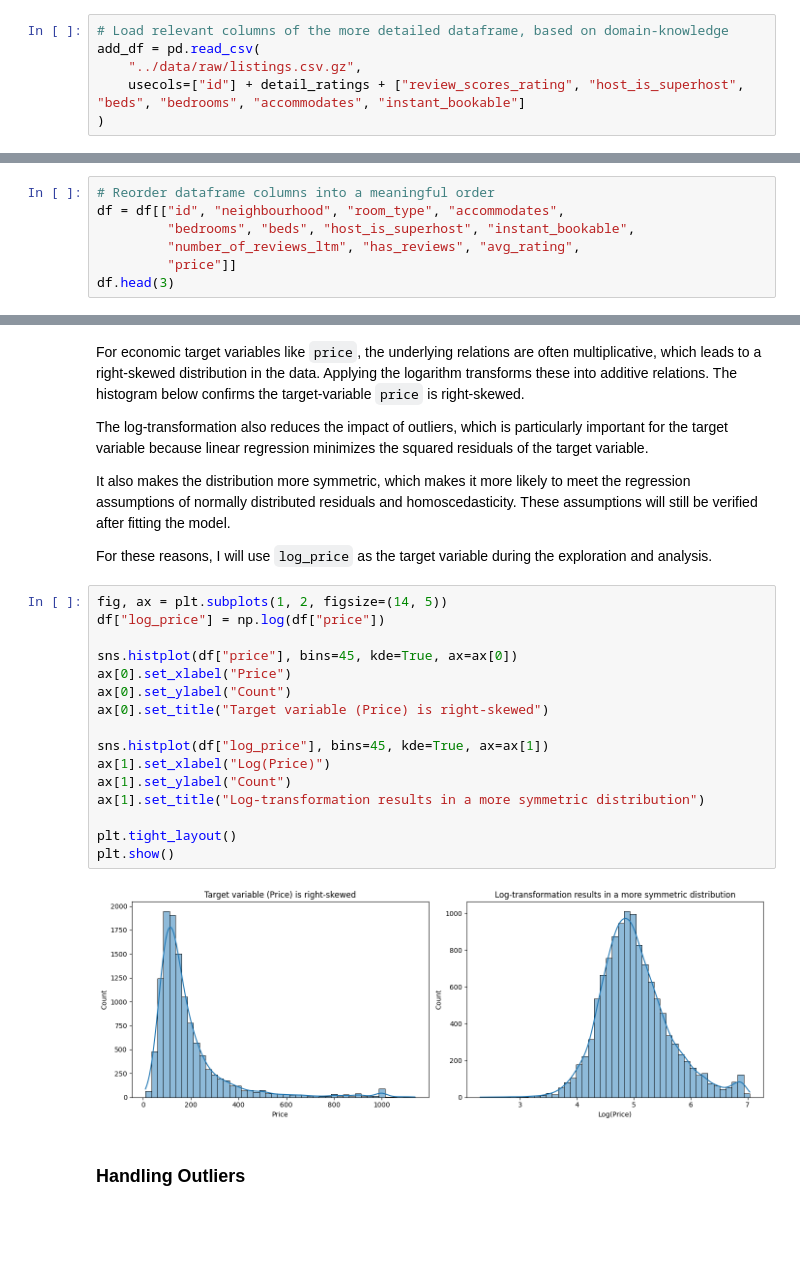
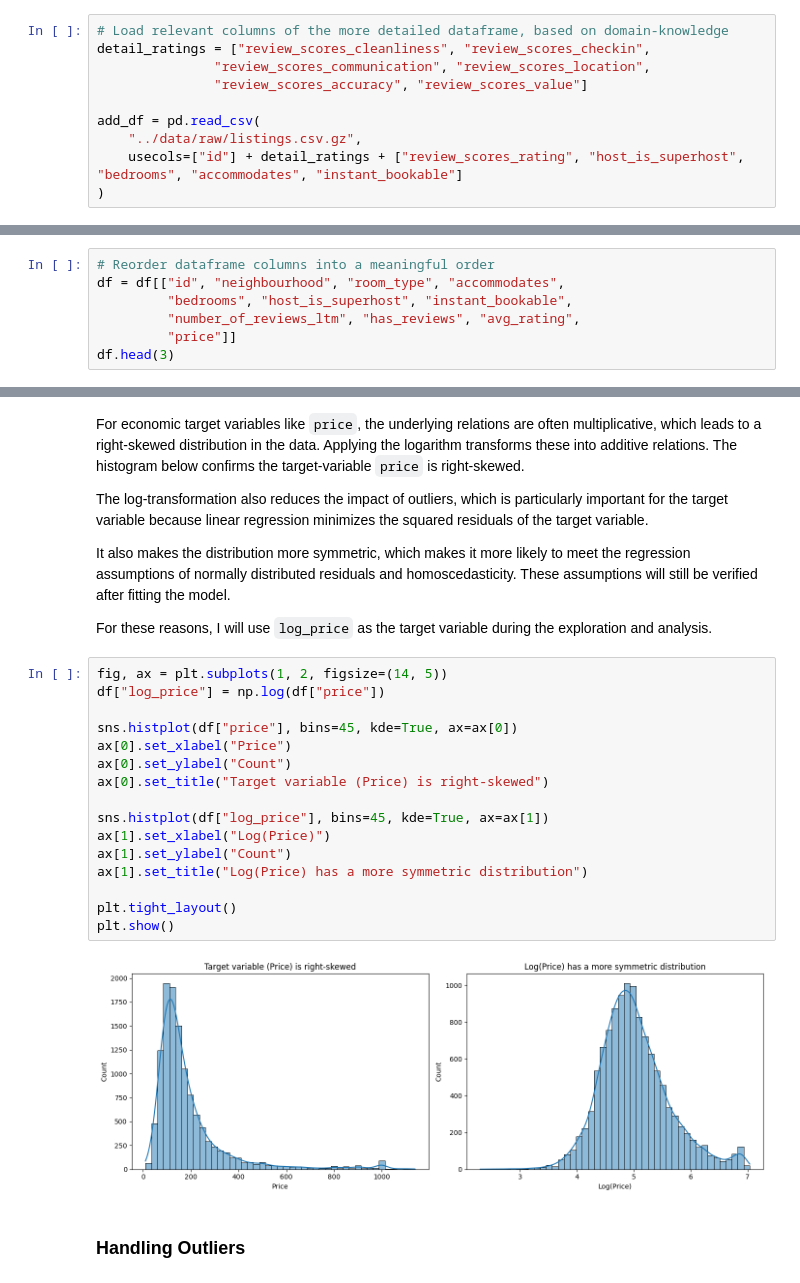
Before and after one commit to EliasSchafer1/Airbnb-Florence, a Jupyter notebook: notebooks/01_preprocessing.ipynb, the cells around one changed output, grey strips where cells are left out. Cells and saved outputs as stored; diff of their text form; blank space fills up the shorter version.

```diff
--- a/notebooks/01_preprocessing.ipynb
+++ b/notebooks/01_preprocessing.ipynb
@@ -16,8 +16,12 @@ detail_ratings = ["review_scores_cleanliness", "review_scores_checkin",
 # %%
 # Load relevant columns of the more detailed dataframe, based on domain-knowledge
+detail_ratings = ["review_scores_cleanliness", "review_scores_checkin",
+               "review_scores_communication", "review_scores_location",
+               "review_scores_accuracy", "review_scores_value"]
+
 add_df = pd.read_csv(
     "../data/raw/listings.csv.gz",
-    usecols=["id"] + detail_ratings + ["review_scores_rating", "host_is_superhost", "beds", "bedrooms", "accommodates", "instant_bookable"]
+    usecols=["id"] + detail_ratings + ["review_scores_rating", "host_is_superhost", "bedrooms", "accommodates", "instant_bookable"]
 )
 # %%
 # Merge both dataframes
@@ -135,7 +139,7 @@ Reorder columns
 # %%
 # Reorder dataframe columns into a meaningful order
 df = df[["id", "neighbourhood", "room_type", "accommodates",
-         "bedrooms", "beds", "host_is_superhost", "instant_bookable",
+         "bedrooms", "host_is_superhost", "instant_bookable",
          "number_of_reviews_ltm", "has_reviews", "avg_rating",
          "price"]]
 df.head(3)
@@ -186,21 +190,21 @@ For these reasons, I will use `log_price` as the target variable during the expl
 # %%
 fig, ax = plt.subplots(1, 2, figsize=(14, 5))
 df["log_price"] = np.log(df["price"])
 
 sns.histplot(df["price"], bins=45, kde=True, ax=ax[0])
 ax[0].set_xlabel("Price")
 ax[0].set_ylabel("Count")
 ax[0].set_title("Target variable (Price) is right-skewed")
 
 sns.histplot(df["log_price"], bins=45, kde=True, ax=ax[1])
 ax[1].set_xlabel("Log(Price)")
 ax[1].set_ylabel("Count")
-ax[1].set_title("Log-transformation results in a more symmetric distribution")
+ax[1].set_title("Log(Price) has a more symmetric distribution")
 
 plt.tight_layout()
 plt.show()
 # %% [output]
-[figure, old version]
+[figure, new version]
 # %% [markdown]
 ### Handling Outliers
 # %% [markdown]
```
Also changed, not shown: parts of 8 cells of this notebook.
